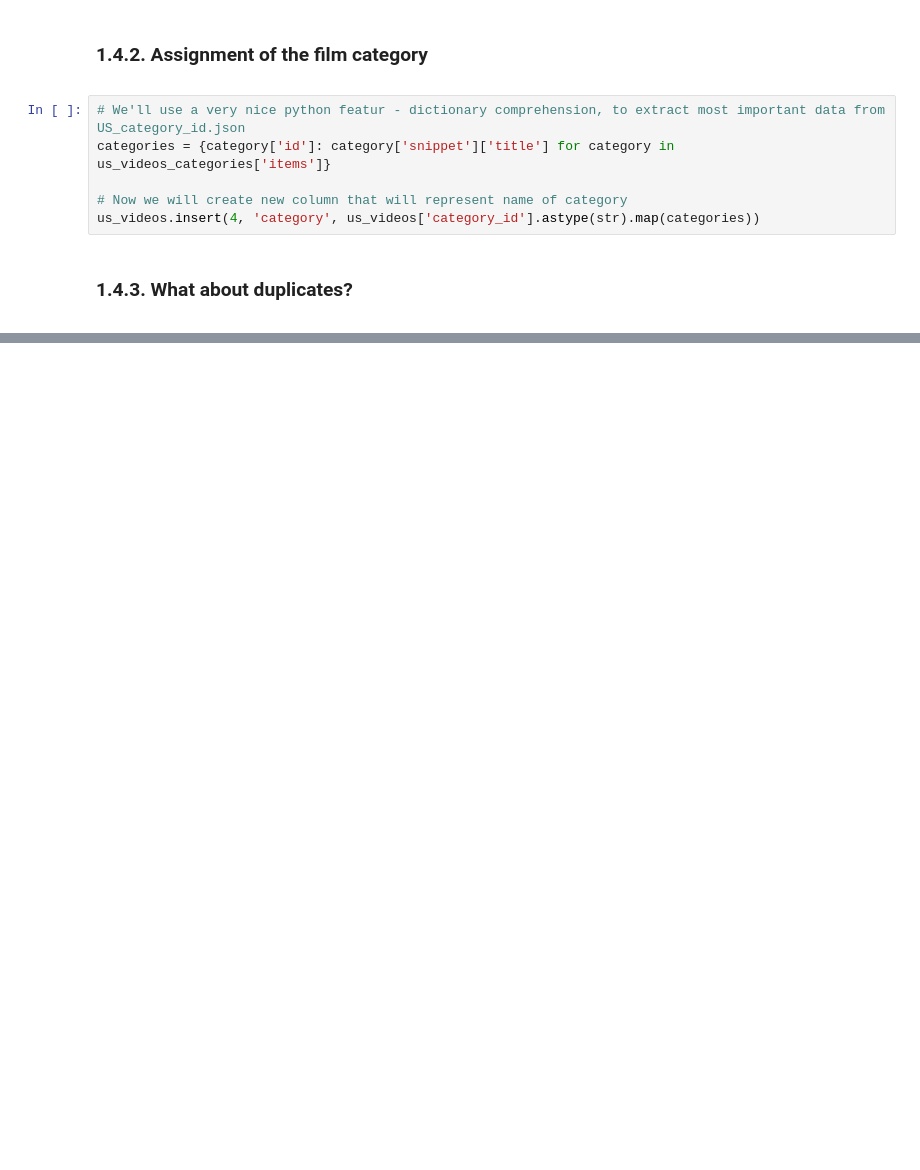
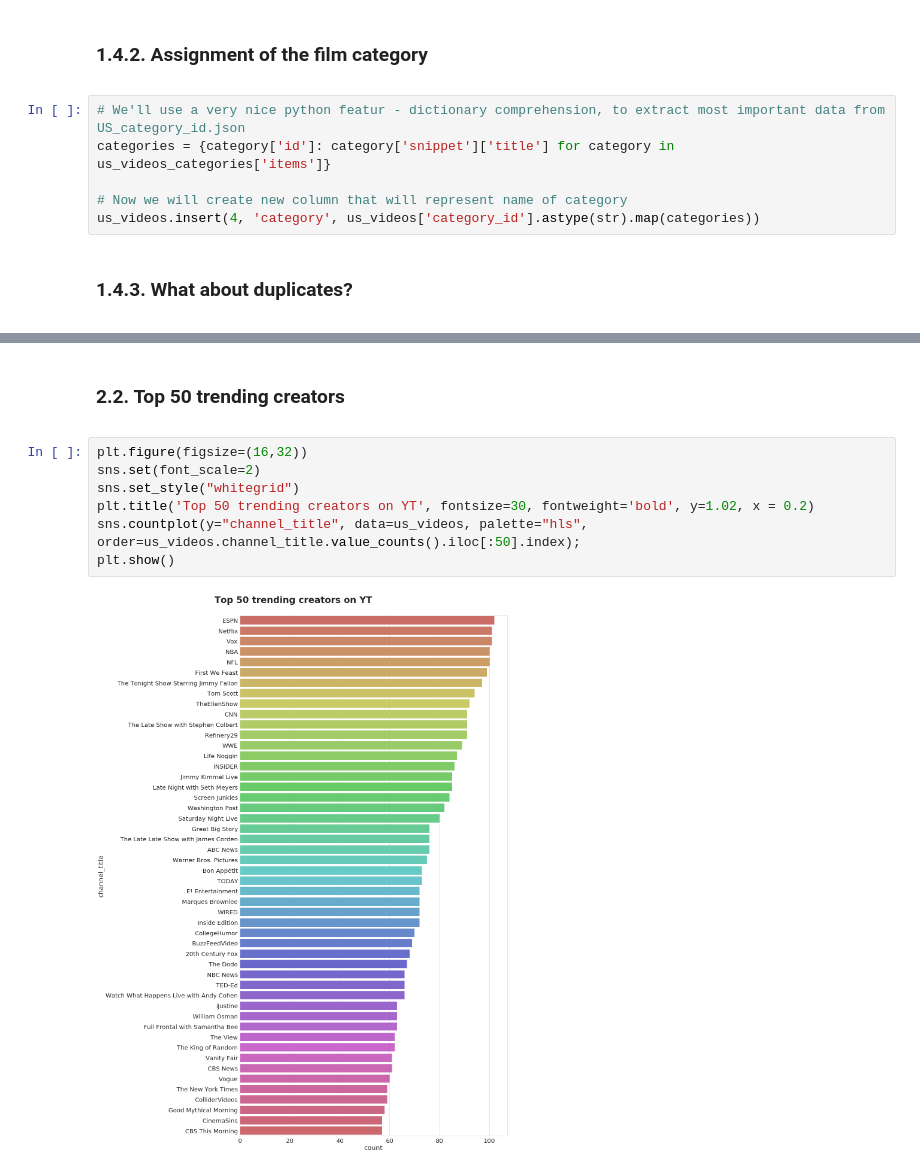
Before and after one commit to SkalskiP/ILearnMachineLearning.py, a Jupyter notebook: 0_Kaggle_projects/Most_Trending_on_YouTube.ipynb, the cells around one changed output, grey strips where cells are left out. Drawn from its saved outputs; the diff is of its cells as text; blank space fills up the shorter version.

```diff
--- a/0_Kaggle_projects/Most_Trending_on_YouTube.ipynb
+++ b/0_Kaggle_projects/Most_Trending_on_YouTube.ipynb
@@ -137,0 +172,12 @@ us_videos.sort_values(by='views', ascending=False)
+# %% [markdown]
+### 2.2. Top 50 trending creators
+<a id="top_trending_creators"></a>
+# %%
+plt.figure(figsize=(16,32))
+sns.set(font_scale=2)
+sns.set_style("whitegrid")
+plt.title('Top 50 trending creators on YT', fontsize=30, fontweight='bold', y=1.02, x = 0.2)
+sns.countplot(y="channel_title", data=us_videos, palette="hls", order=us_videos.channel_title.value_counts().iloc[:50].index);
+plt.show()
+# %% [output]
+[figure, added]
```
Also changed, not shown: parts of 18 cells of this notebook.
